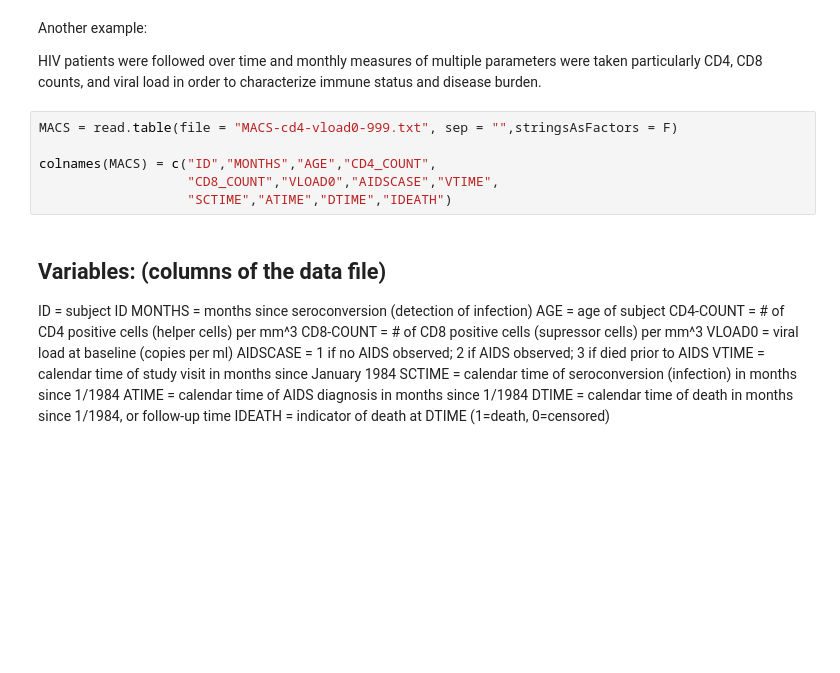
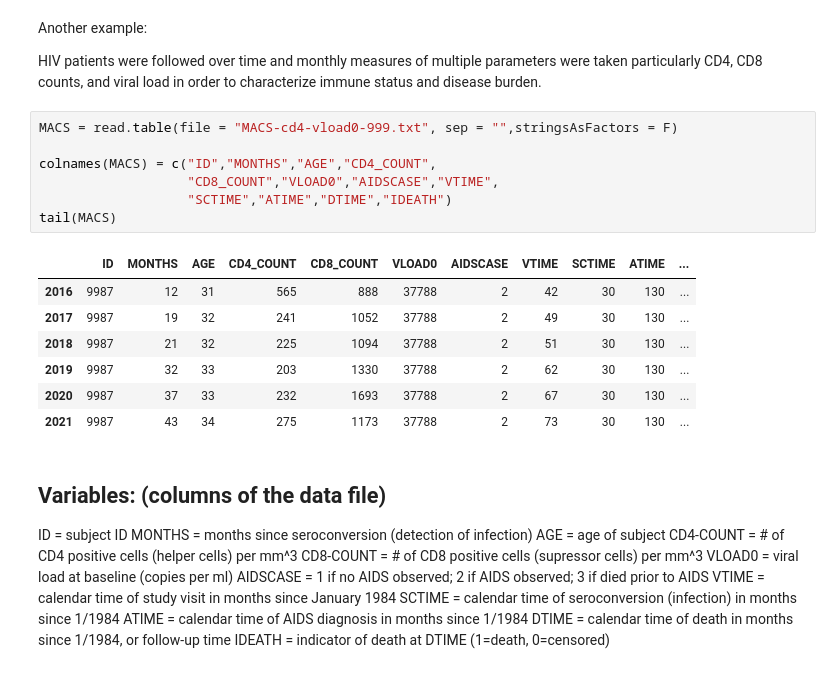
Before and after one commit to doraemon918/BMI_Prob_Stats, a Jupyter notebook: Module/Week_11/Longitudinal_Analysis.ipynb, the cells around one changed output. Saved outputs shown, nothing was run; the diff lists cells and outputs as text; blank space fills up the shorter version.

```diff
--- a/Module/Week_11/Longitudinal_Analysis.ipynb
+++ b/Module/Week_11/Longitudinal_Analysis.ipynb
@@ -45,9 +57,18 @@ HIV patients were followed over time and monthly measures of multiple parameters
 # %%
 MACS = read.table(file = "MACS-cd4-vload0-999.txt", sep = "",stringsAsFactors = F)
 
 colnames(MACS) = c("ID","MONTHS","AGE","CD4_COUNT",
                    "CD8_COUNT","VLOAD0","AIDSCASE","VTIME",
                    "SCTIME","ATIME","DTIME","IDEATH")
+tail(MACS)
+# %% [output]
+|  | ID | MONTHS | AGE | CD4_COUNT | CD8_COUNT | VLOAD0 | AIDSCASE | VTIME | SCTIME | ATIME | ... |
+| 2016 | 9987 | 12 | 31 | 565 | 888 | 37788 | 2 | 42 | 30 | 130 | ... |
+| 2017 | 9987 | 19 | 32 | 241 | 1052 | 37788 | 2 | 49 | 30 | 130 | ... |
+| 2018 | 9987 | 21 | 32 | 225 | 1094 | 37788 | 2 | 51 | 30 | 130 | ... |
+| 2019 | 9987 | 32 | 33 | 203 | 1330 | 37788 | 2 | 62 | 30 | 130 | ... |
+| 2020 | 9987 | 37 | 33 | 232 | 1693 | 37788 | 2 | 67 | 30 | 130 | ... |
+| 2021 | 9987 | 43 | 34 | 275 | 1173 | 37788 | 2 | 73 | 30 | 130 | ... |
 # %% [markdown]
 Variables: (columns of the data file)
 ----------
```
Also changed, not shown: parts of 25 cells of this notebook, 2 other files.
